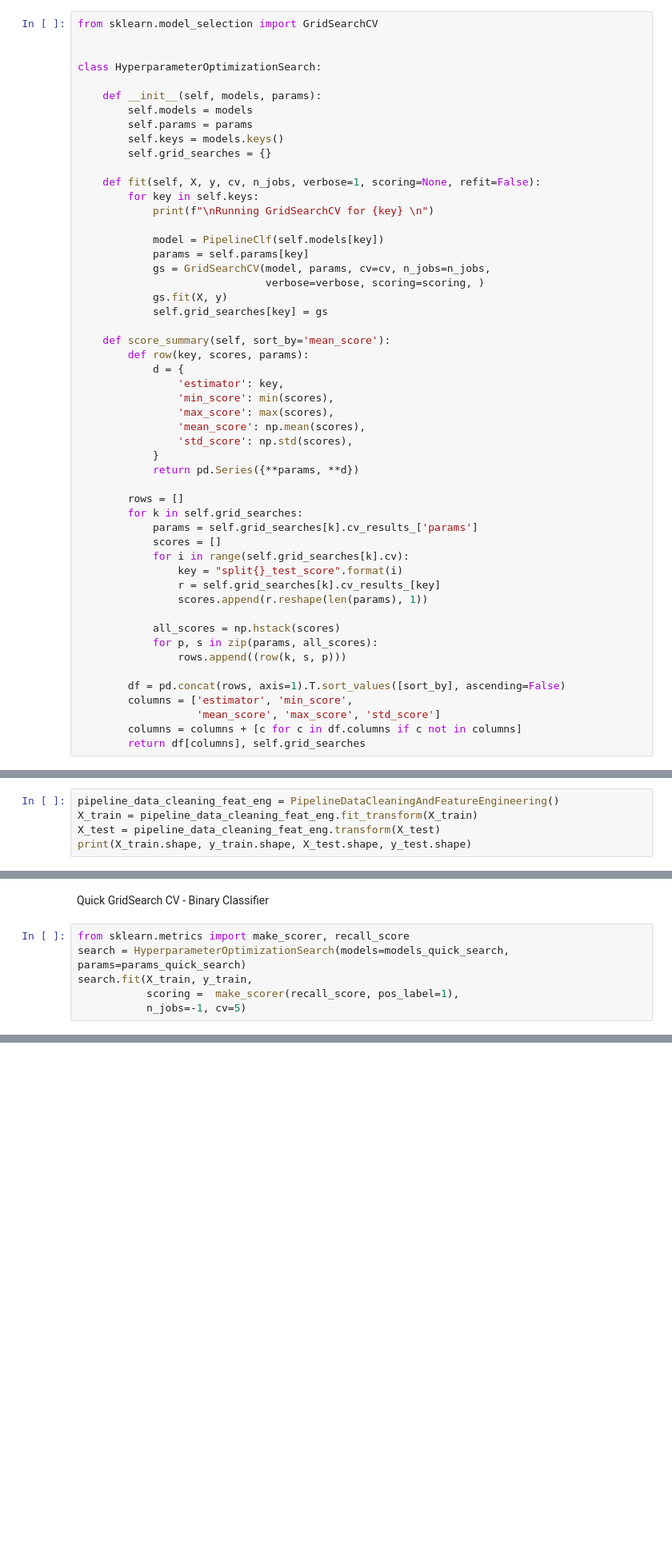
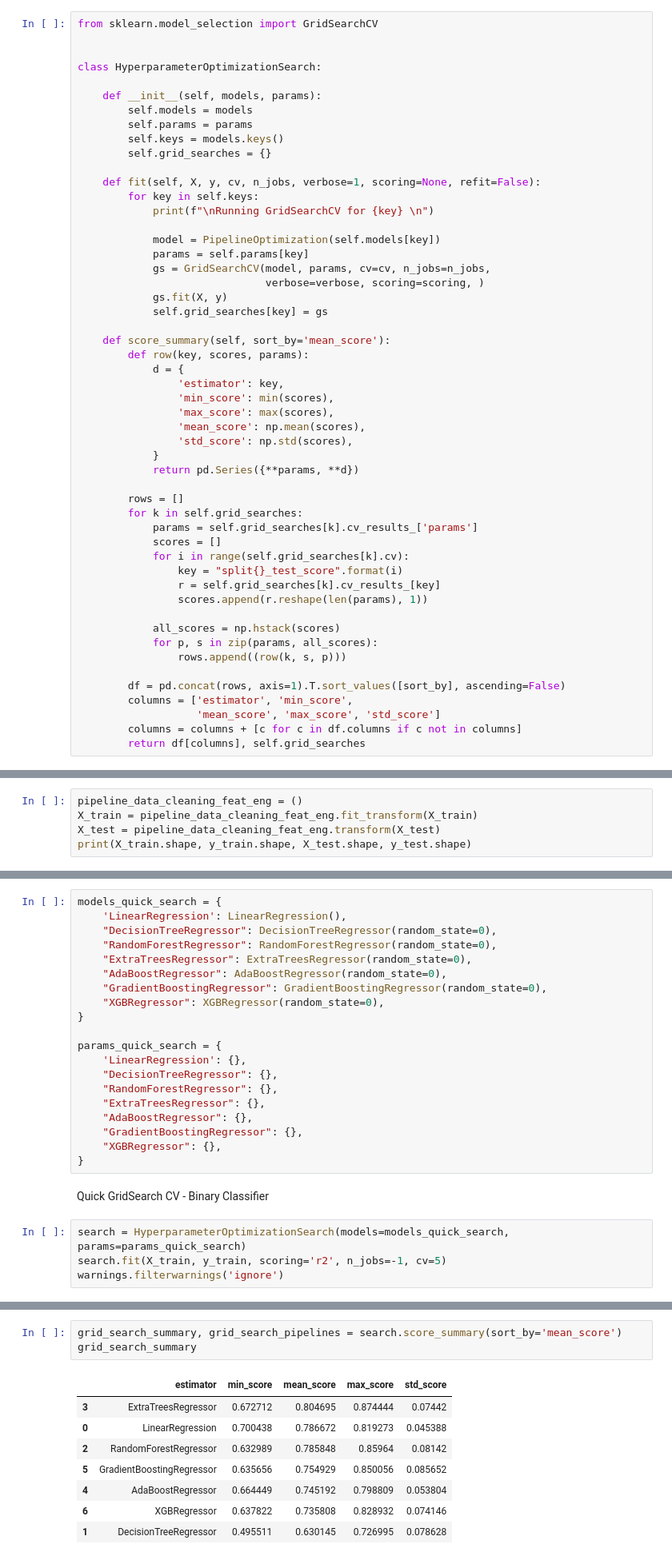
Before and after one commit to iweinacker/milestone-project-heritage-housing, a Jupyter notebook: jupyter_notebooks/5 - Modeling and Evaluation - Predict SalePrice.ipynb, the cells around one changed output, grey strips where cells are left out. Shown at 80% size. Cells and saved outputs as stored; diff of their text form; blank space fills up the shorter version.

Commit message:
Define parameter and hyperparameter

```diff
--- a/jupyter_notebooks/5 - Modeling and Evaluation - Predict SalePrice.ipynb
+++ b/jupyter_notebooks/5 - Modeling and Evaluation - Predict SalePrice.ipynb
@@ -135,7 +213,7 @@ class HyperparameterOptimizationSearch:
         for key in self.keys:
             print(f"\nRunning GridSearchCV for {key} \n")
 
-            model = PipelineClf(self.models[key])
+            model = PipelineOptimization(self.models[key])
             params = self.params[key]
             gs = GridSearchCV(model, params, cv=cv, n_jobs=n_jobs,
                               verbose=verbose, scoring=scoring, )
@@ -187,7 +267,7 @@ print(X_train.shape, y_train.shape, X_test.shape, y_test.shape)
 ## Handle Target Imbalance
 **Check it there is**
 # %%
-pipeline_data_cleaning_feat_eng = PipelineDataCleaningAndFeatureEngineering()
+pipeline_data_cleaning_feat_eng = ()
 X_train = pipeline_data_cleaning_feat_eng.fit_transform(X_train)
 X_test = pipeline_data_cleaning_feat_eng.transform(X_test)
 print(X_train.shape, y_train.shape, X_test.shape, y_test.shape)
@@ -239,8 +299,26 @@ params_quick_search = {
+# %%
+models_quick_search = {
+    'LinearRegression': LinearRegression(),
+    "DecisionTreeRegressor": DecisionTreeRegressor(random_state=0),
+    "RandomForestRegressor": RandomForestRegressor(random_state=0),
+    "ExtraTreesRegressor": ExtraTreesRegressor(random_state=0),
+    "AdaBoostRegressor": AdaBoostRegressor(random_state=0),
+    "GradientBoostingRegressor": GradientBoostingRegressor(random_state=0),
+    "XGBRegressor": XGBRegressor(random_state=0),
+}
+
+params_quick_search = {
+    'LinearRegression': {},
+    "DecisionTreeRegressor": {},
+    "RandomForestRegressor": {},
+    "ExtraTreesRegressor": {},
+    "AdaBoostRegressor": {},
+    "GradientBoostingRegressor": {},
+    "XGBRegressor": {},
+}
 # %% [markdown]
 Quick GridSearch CV - Binary Classifier
 # %%
-from sklearn.metrics import make_scorer, recall_score
 search = HyperparameterOptimizationSearch(models=models_quick_search, params=params_quick_search)
-search.fit(X_train, y_train,
-           scoring =  make_scorer(recall_score, pos_label=1),
-           n_jobs=-1, cv=5)
+search.fit(X_train, y_train, scoring='r2', n_jobs=-1, cv=5)
+warnings.filterwarnings('ignore')
@@ -252,3 +350,15 @@ grid_search_summary
+# %%
+grid_search_summary, grid_search_pipelines = search.score_summary(sort_by='mean_score')
+grid_search_summary
+# %% [output]
+|  | estimator | min_score | mean_score | max_score | std_score |
+| 3 | ExtraTreesRegressor | 0.672712 | 0.804695 | 0.874444 | 0.07442 |
+| 0 | LinearRegression | 0.700438 | 0.786672 | 0.819273 | 0.045388 |
+| 2 | RandomForestRegressor | 0.632989 | 0.785848 | 0.85964 | 0.08142 |
+| 5 | GradientBoostingRegressor | 0.635656 | 0.754929 | 0.850056 | 0.085652 |
+| 4 | AdaBoostRegressor | 0.664449 | 0.745192 | 0.798809 | 0.053804 |
+| 6 | XGBRegressor | 0.637822 | 0.735808 | 0.828932 | 0.074146 |
+| 1 | DecisionTreeRegressor | 0.495511 | 0.630145 | 0.726995 | 0.078628 |
 # %% [markdown]
 ### Do an extensive search on the most suitable algorithm to find the best hyperparameter configuration.
 # %% [markdown]
```
Also changed, not shown: parts of 24 cells of this notebook.
